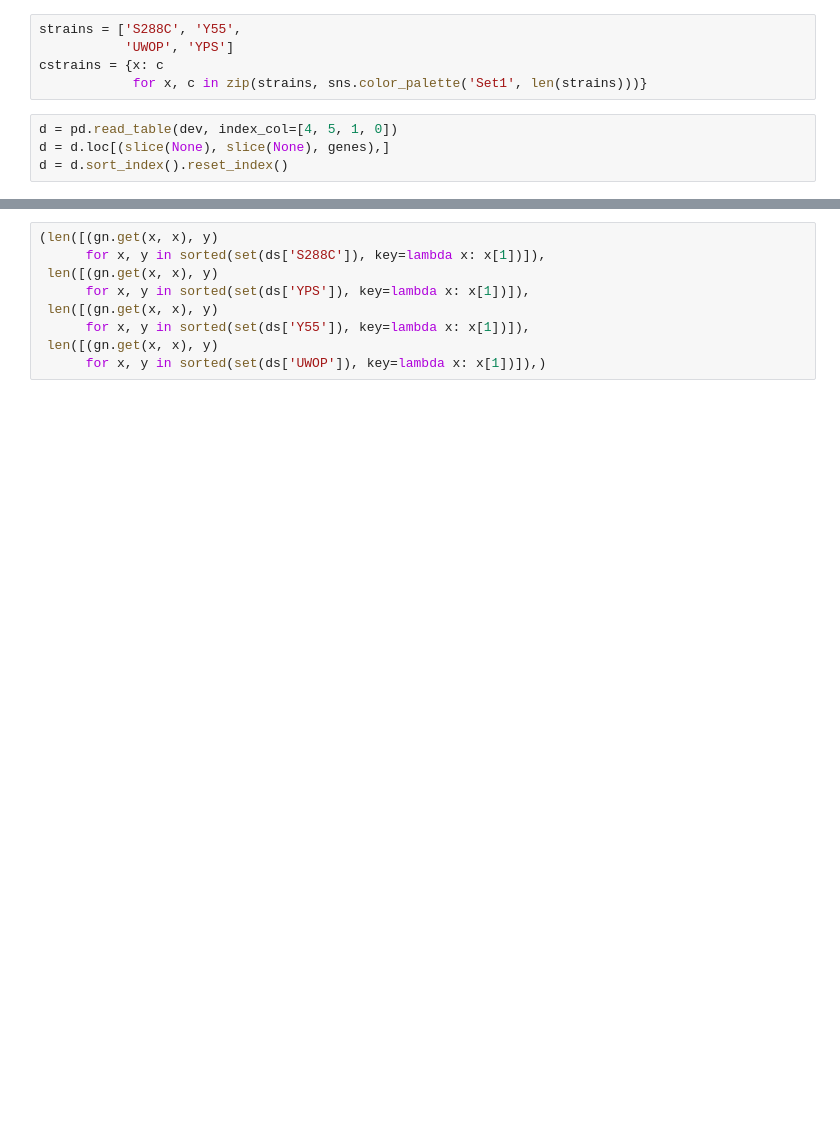
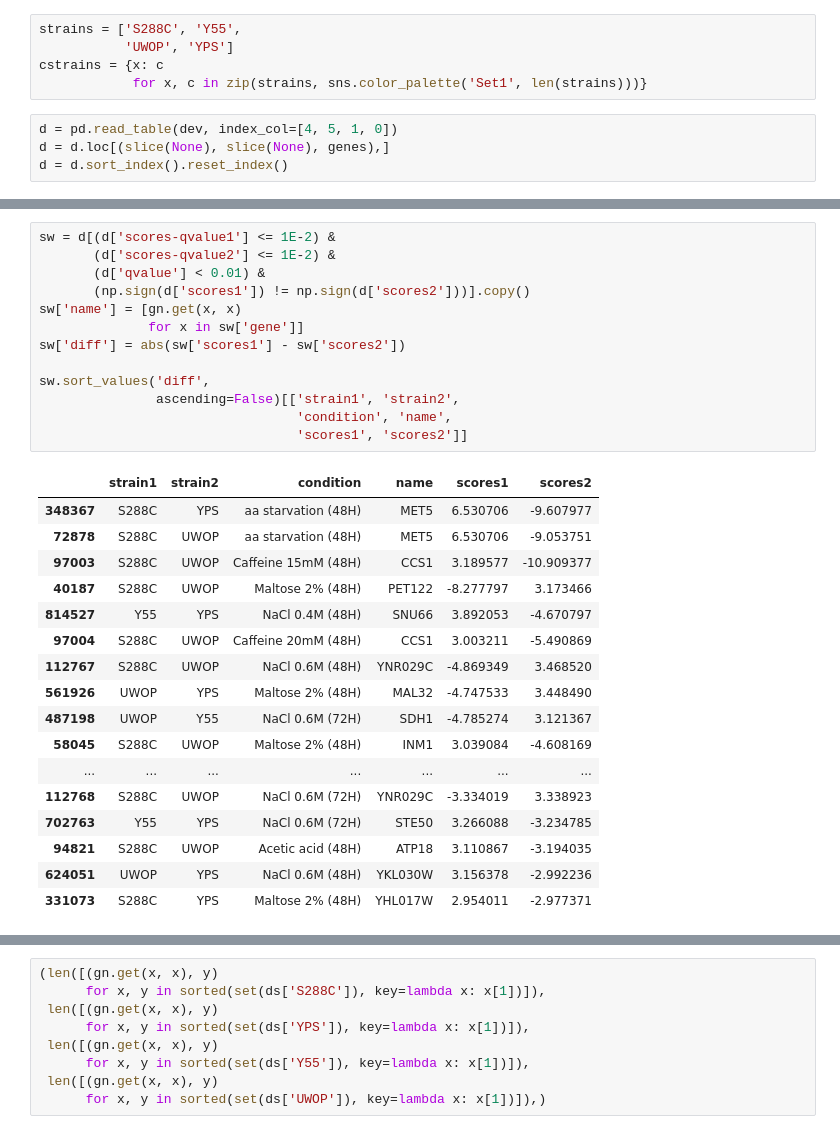
Before and after one commit to mgalardini/2018koyeast, a Jupyter notebook: notebooks/deviations_rarefaction.ipynb, the cells around one changed output, grey strips where cells are left out. Cells and saved outputs as stored; diff of their text form; blank space fills up the shorter version.

```diff
--- a/notebooks/deviations_rarefaction.ipynb
+++ b/notebooks/deviations_rarefaction.ipynb
@@ -206,0 +240,31 @@ To retain the current behavior and silence the warning, pass 'sort=True'.
+# %%
+sw = d[(d['scores-qvalue1'] <= 1E-2) &
+       (d['scores-qvalue2'] <= 1E-2) &
+       (d['qvalue'] < 0.01) &
+       (np.sign(d['scores1']) != np.sign(d['scores2']))].copy()
+sw['name'] = [gn.get(x, x)
+              for x in sw['gene']]
+sw['diff'] = abs(sw['scores1'] - sw['scores2'])
+
+sw.sort_values('diff',
+               ascending=False)[['strain1', 'strain2',
+                                 'condition', 'name',
+                                 'scores1', 'scores2']]
+# %% [output]
+|  | strain1 | strain2 | condition | name | scores1 | scores2 |
+| 348367 | S288C | YPS | aa starvation (48H) | MET5 | 6.530706 | -9.607977 |
+| 72878 | S288C | UWOP | aa starvation (48H) | MET5 | 6.530706 | -9.053751 |
+| 97003 | S288C | UWOP | Caffeine 15mM (48H) | CCS1 | 3.189577 | -10.909377 |
+| 40187 | S288C | UWOP | Maltose 2% (48H) | PET122 | -8.277797 | 3.173466 |
+| 814527 | Y55 | YPS | NaCl 0.4M (48H) | SNU66 | 3.892053 | -4.670797 |
+| 97004 | S288C | UWOP | Caffeine 20mM (48H) | CCS1 | 3.003211 | -5.490869 |
+| 112767 | S288C | UWOP | NaCl 0.6M (48H) | YNR029C | -4.869349 | 3.468520 |
+| 561926 | UWOP | YPS | Maltose 2% (48H) | MAL32 | -4.747533 | 3.448490 |
+| 487198 | UWOP | Y55 | NaCl 0.6M (72H) | SDH1 | -4.785274 | 3.121367 |
+| 58045 | S288C | UWOP | Maltose 2% (48H) | INM1 | 3.039084 | -4.608169 |
+| ... | ... | ... | ... | ... | ... | ... |
+| 112768 | S288C | UWOP | NaCl 0.6M (72H) | YNR029C | -3.334019 | 3.338923 |
+| 702763 | Y55 | YPS | NaCl 0.6M (72H) | STE50 | 3.266088 | -3.234785 |
+| 94821 | S288C | UWOP | Acetic acid (48H) | ATP18 | 3.110867 | -3.194035 |
+| 624051 | UWOP | YPS | NaCl 0.6M (48H) | YKL030W | 3.156378 | -2.992236 |
+| 331073 | S288C | YPS | Maltose 2% (48H) | YHL017W | 2.954011 | -2.977371 |
```
Also changed, not shown: parts of 32 cells of this notebook, 4 other files.
